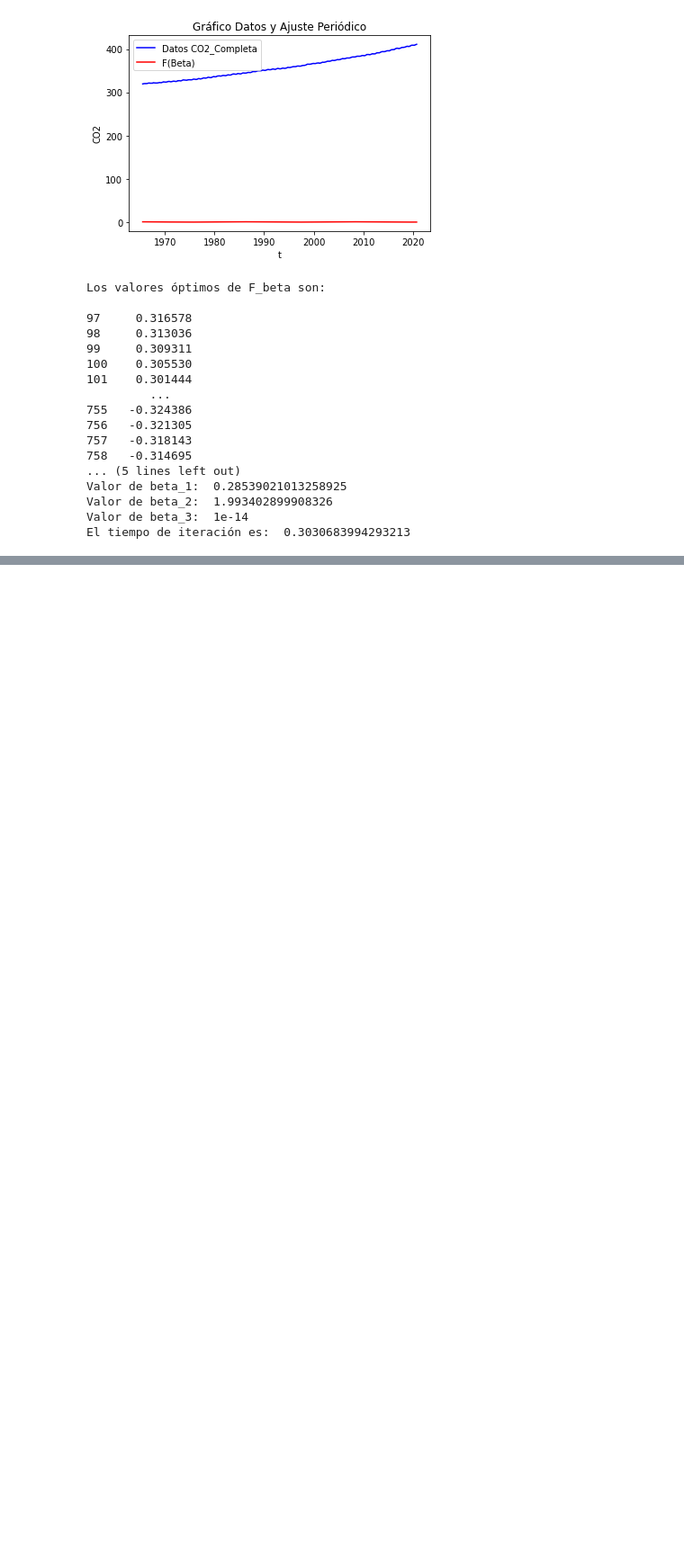
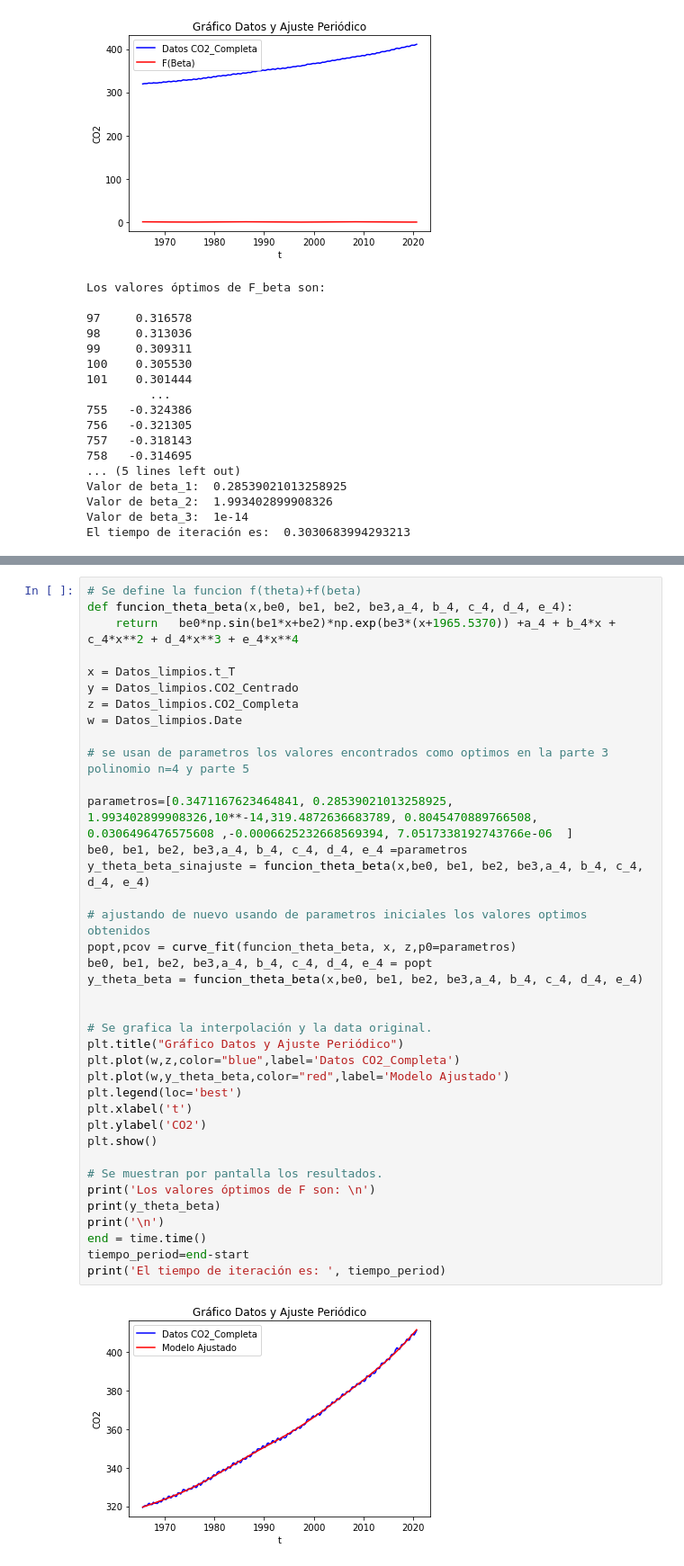
Before and after one commit to creyesmiro/Grupo3, a Jupyter notebook: Control_de_versiones.ipynb, the cells around one changed output, grey strips where cells are left out. Shown: that part at 90% size. Cells and saved outputs as stored; diff of their text form; blank space fills up the shorter version.

```diff
--- a/Control_de_versiones.ipynb
+++ b/Control_de_versiones.ipynb
@@ -843,0 +851,40 @@ El tiempo de iteración es:  0.3030683994293213
+# %%
+# Se define la funcion f(theta)+f(beta)
+def funcion_theta_beta(x,be0, be1, be2, be3,a_4, b_4, c_4, d_4, e_4):
+    return   be0*np.sin(be1*x+be2)*np.exp(be3*(x+1965.5370)) +a_4 + b_4*x + c_4*x**2 + d_4*x**3 + e_4*x**4
+
+x = Datos_limpios.t_T
+y = Datos_limpios.CO2_Centrado
+z = Datos_limpios.CO2_Completa
+w = Datos_limpios.Date
+
+# se usan de parametros los valores encontrados como optimos en la parte 3 polinomio n=4 y parte 5
+
+parametros=[0.3471167623464841, 0.28539021013258925, 1.993402899908326,10**-14,319.4872636683789, 0.8045470889766508, 0.0306496476575608 ,-0.0006625232668569394, 7.0517338192743766e-06  ]
+be0, be1, be2, be3,a_4, b_4, c_4, d_4, e_4 =parametros
+y_theta_beta_sinajuste = funcion_theta_beta(x,be0, be1, be2, be3,a_4, b_4, c_4, d_4, e_4)
+
+# ajustando de nuevo usando de parametros iniciales los valores optimos obtenidos
+popt,pcov = curve_fit(funcion_theta_beta, x, z,p0=parametros)
+be0, be1, be2, be3,a_4, b_4, c_4, d_4, e_4 = popt
+y_theta_beta = funcion_theta_beta(x,be0, be1, be2, be3,a_4, b_4, c_4, d_4, e_4)
+
+
+# Se grafica la interpolación y la data original.
+plt.title("Gráfico Datos y Ajuste Periódico")
+plt.plot(w,z,color="blue",label='Datos CO2_Completa')
+plt.plot(w,y_theta_beta,color="red",label='Modelo Ajustado')
+plt.legend(loc='best')
+plt.xlabel('t')
+plt.ylabel('CO2')
+plt.show()
+
+# Se muestran por pantalla los resultados.
+print('Los valores óptimos de F son: \n')
+print(y_theta_beta)
+print('\n')
+end = time.time()
+tiempo_period=end-start
+print('El tiempo de iteración es: ', tiempo_period)
+# %% [output]
+[figure, added]
```
Also changed, not shown: parts of 7 cells of this notebook.
